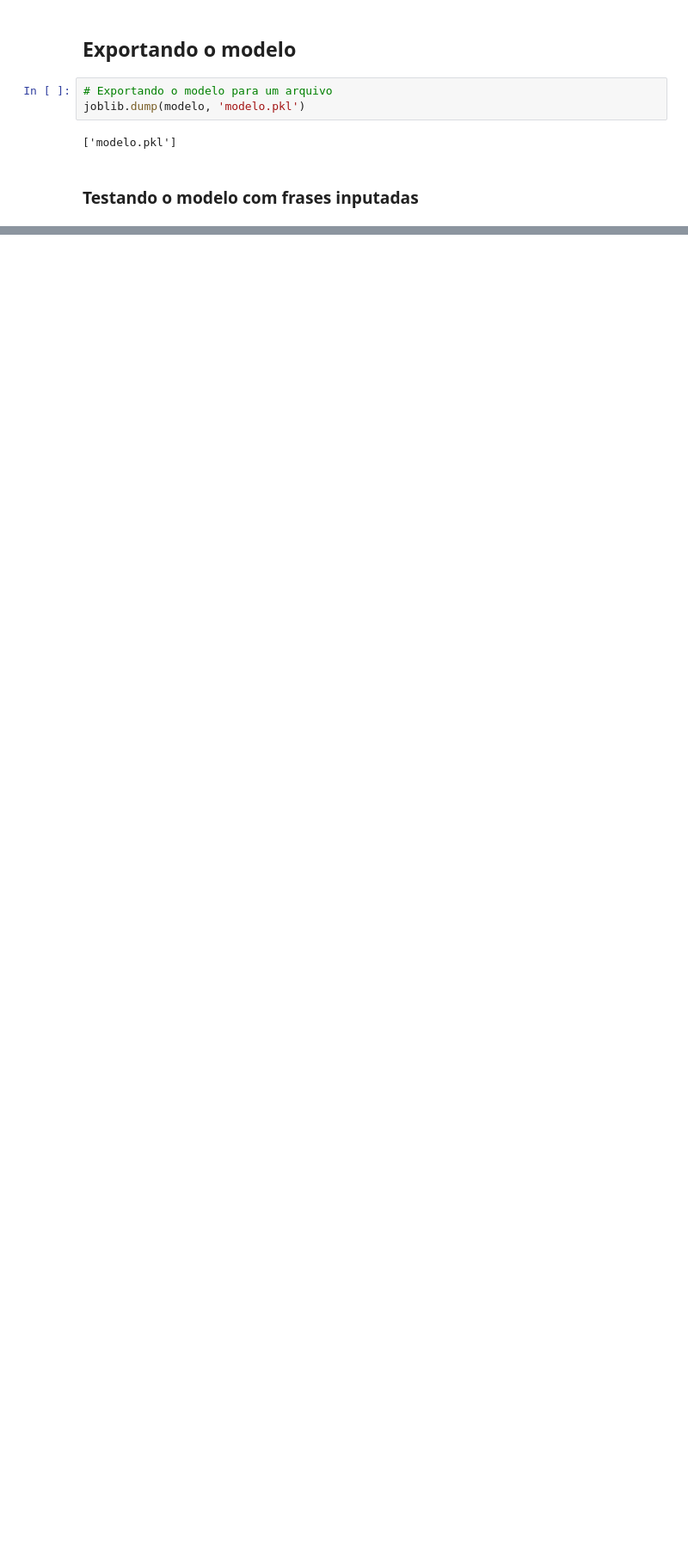
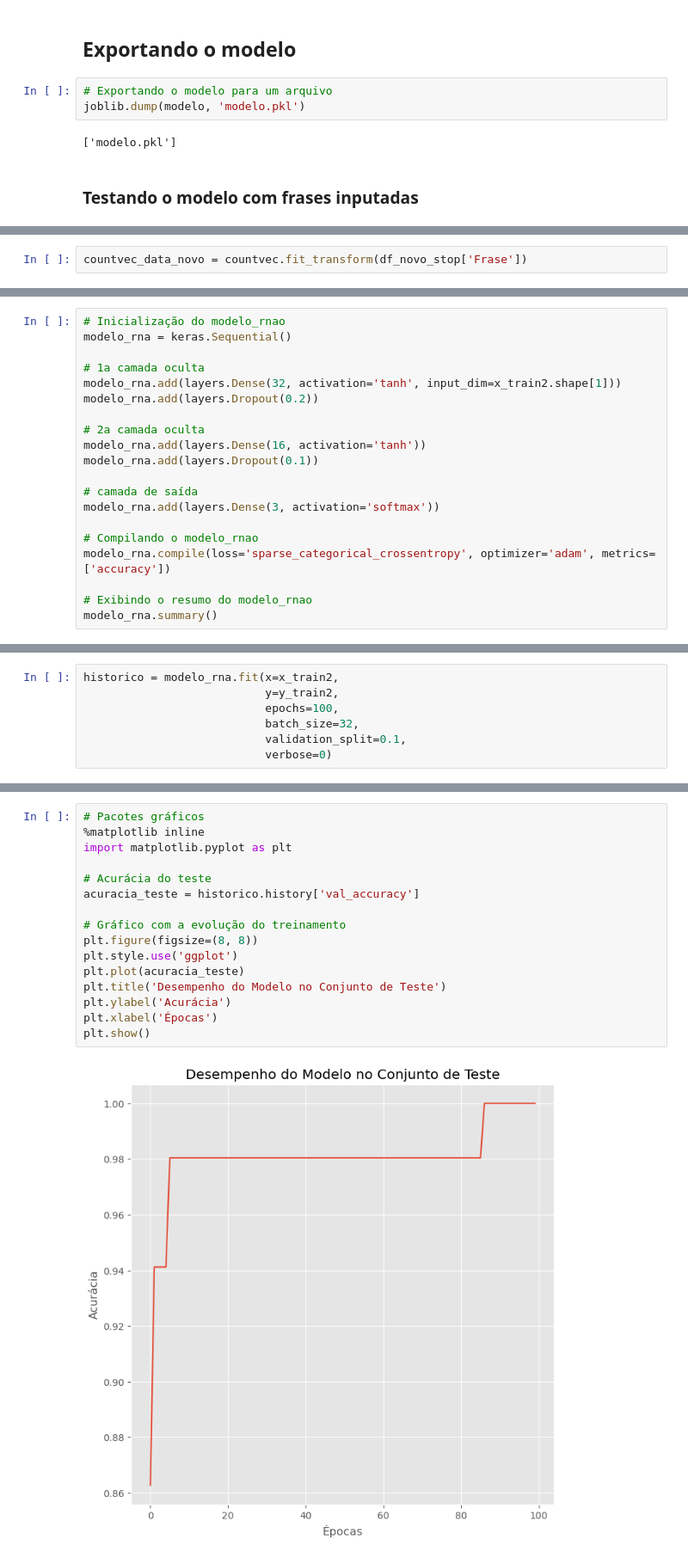
Before and after one commit to ben-hurs/Analise-de-sentimento, a Jupyter notebook: notebook_analise_de_sentimentos.ipynb, the cells around one changed output, grey strips where cells are left out. Shown at 86% size. Drawn from its saved outputs; the diff is of its cells as text; blank space fills up the shorter version.

```diff
--- a/notebook_analise_de_sentimentos.ipynb
+++ b/notebook_analise_de_sentimentos.ipynb
@@ -325,0 +444,2 @@ df_stop.head()
+# %%
+countvec_data_novo = countvec.fit_transform(df_novo_stop['Frase'])
@@ -325,0 +492,20 @@ df_stop.head()
+# %%
+# Inicialização do modelo_rnao
+modelo_rna = keras.Sequential()
+
+# 1a camada oculta
+modelo_rna.add(layers.Dense(32, activation='tanh', input_dim=x_train2.shape[1]))
+modelo_rna.add(layers.Dropout(0.2))
+
+# 2a camada oculta
+modelo_rna.add(layers.Dense(16, activation='tanh'))
+modelo_rna.add(layers.Dropout(0.1))
+
+# camada de saída
+modelo_rna.add(layers.Dense(3, activation='softmax'))
+
+# Compilando o modelo_rnao
+modelo_rna.compile(loss='sparse_categorical_crossentropy', optimizer='adam', metrics=['accuracy'])
+
+# Exibindo o resumo do modelo_rnao
+modelo_rna.summary()
@@ -325,0 +532,7 @@ df_stop.head()
+# %%
+historico = modelo_rna.fit(x=x_train2,
+                           y=y_train2,
+                           epochs=100,
+                           batch_size=32,
+                           validation_split=0.1,
+                           verbose=0)
@@ -325,0 +566,18 @@ df_stop.head()
+# %%
+# Pacotes gráficos
+%matplotlib inline
+import matplotlib.pyplot as plt
+
+# Acurácia do teste
+acuracia_teste = historico.history['val_accuracy']
+
+# Gráfico com a evolução do treinamento
+plt.figure(figsize=(8, 8))
+plt.style.use('ggplot')
+plt.plot(acuracia_teste)
+plt.title('Desempenho do Modelo no Conjunto de Teste')
+plt.ylabel('Acurácia')
+plt.xlabel('Épocas')
+plt.show()
+# %% [output]
+[figure, added]
```
Also changed, not shown: parts of 46 cells of this notebook, 4 other files.
